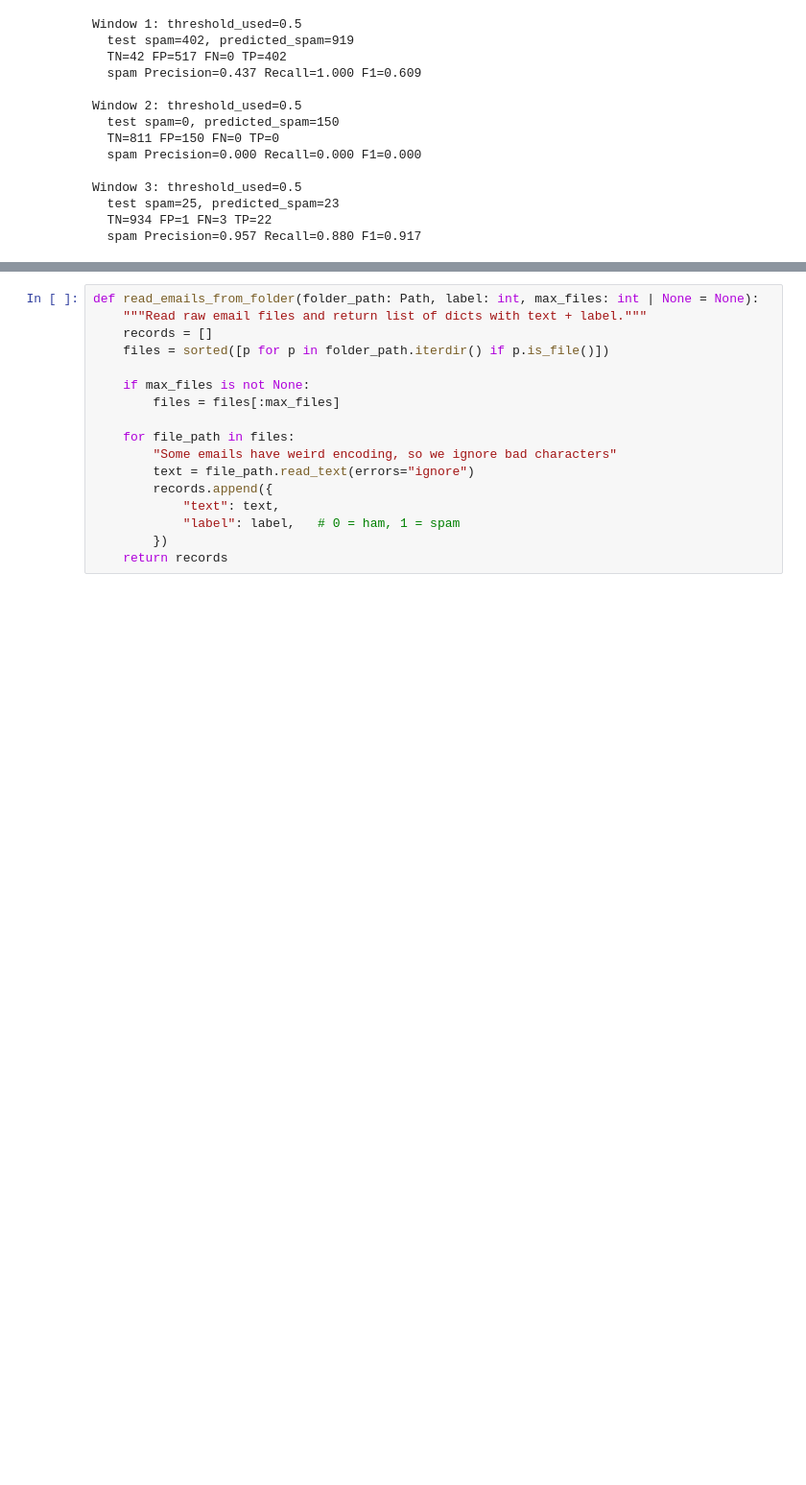
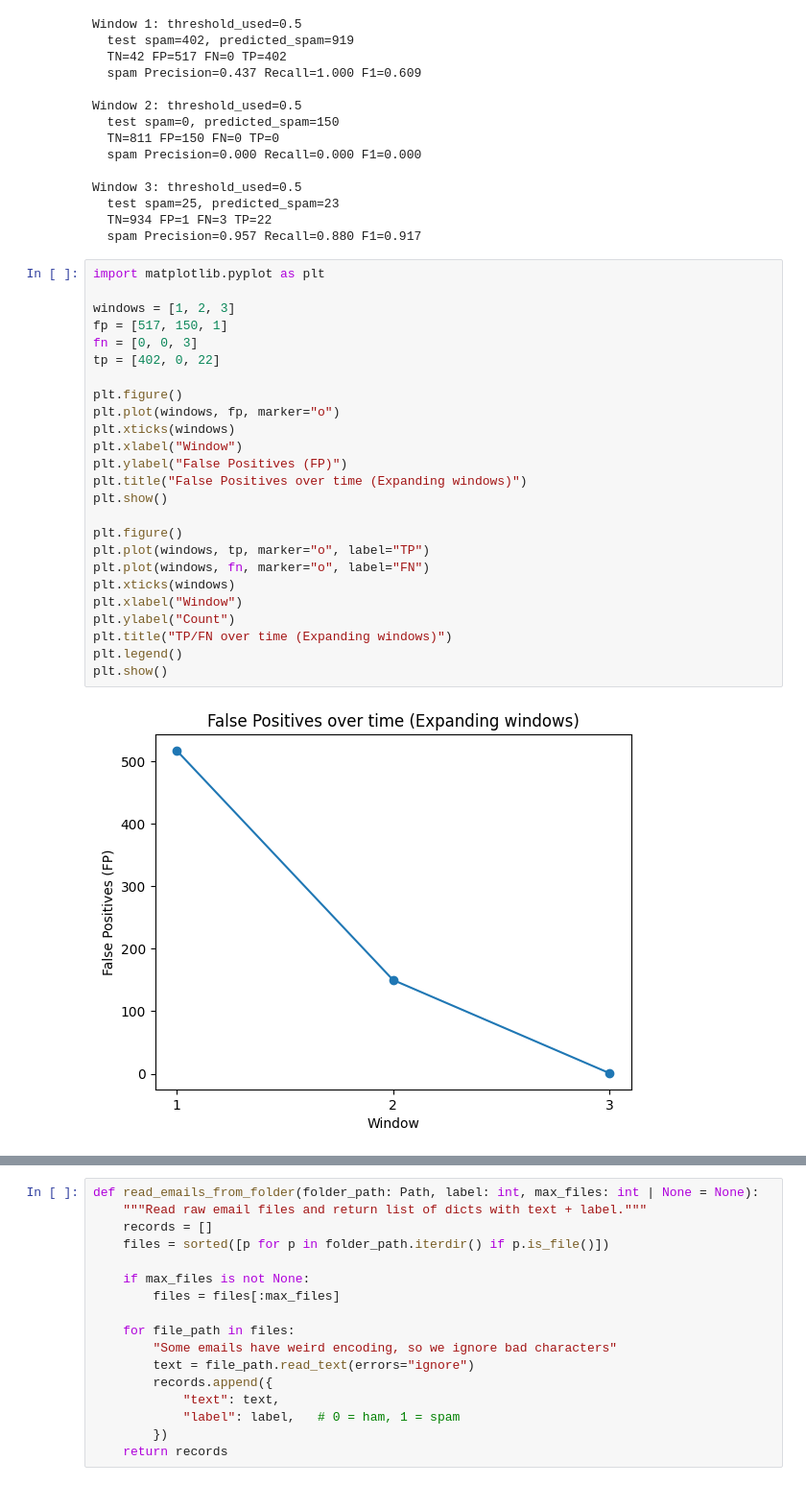
Before and after one commit to GaneshPokharel-tech/email-spam-detection, a Jupyter notebook: notebooks/01_data_load_and_split.ipynb, the cells around one changed output, grey strips where cells are left out. Shown at 96% size. Saved outputs shown, nothing was run; the diff lists cells and outputs as text; blank space fills up the shorter version.

Commit message:
Add time-based evaluation plots

```diff
--- a/notebooks/01_data_load_and_split.ipynb
+++ b/notebooks/01_data_load_and_split.ipynb
@@ -549,3 +549,30 @@ Window 3: threshold_used=0.5
   test spam=25, predicted_spam=23
   TN=934 FP=1 FN=3 TP=22
   spam Precision=0.957 Recall=0.880 F1=0.917
+# %%
+import matplotlib.pyplot as plt
+
+windows = [1, 2, 3]
+fp = [517, 150, 1]
+fn = [0, 0, 3]
+tp = [402, 0, 22]
+
+plt.figure()
+plt.plot(windows, fp, marker="o")
+plt.xticks(windows)
+plt.xlabel("Window")
+plt.ylabel("False Positives (FP)")
+plt.title("False Positives over time (Expanding windows)")
+plt.show()
+
+plt.figure()
+plt.plot(windows, tp, marker="o", label="TP")
+plt.plot(windows, fn, marker="o", label="FN")
+plt.xticks(windows)
+plt.xlabel("Window")
+plt.ylabel("Count")
+plt.title("TP/FN over time (Expanding windows)")
+plt.legend()
+plt.show()
+# %% [output]
+[figure, added]
```
Also changed, not shown: parts of 2 cells of this notebook, 2 other files.
